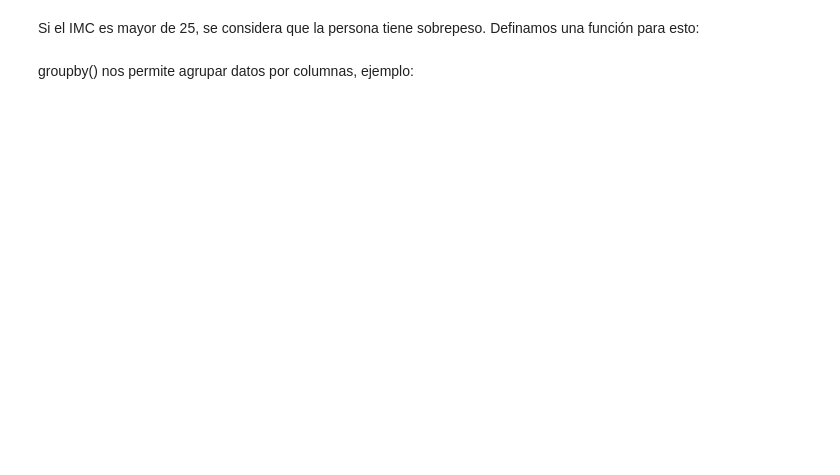
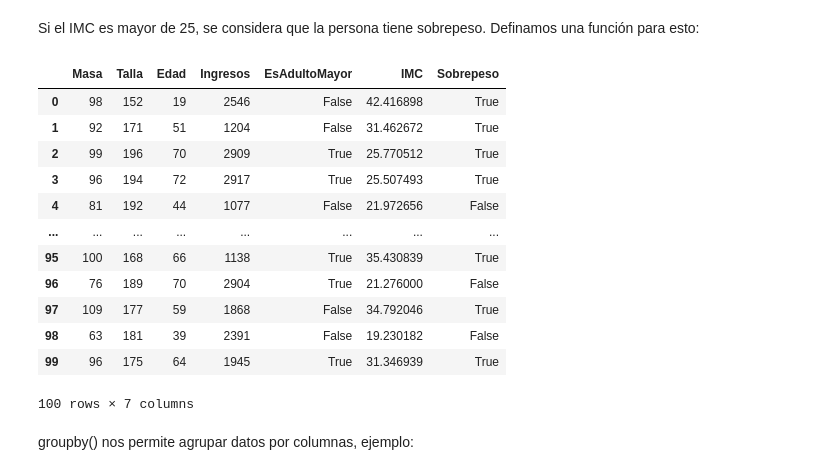
Before and after one commit to mirellac17/PCM_python, a Jupyter notebook: Copia_de_pandas_PCM.ipynb, the cells around one changed output. Drawn from its saved outputs; the diff is of its cells as text; code cells hidden in the pictures; blank space fills up the shorter version.

```diff
--- a/Copia_de_pandas_PCM.ipynb
+++ b/Copia_de_pandas_PCM.ipynb
@@ -46,2 +247,8 @@ Explores un ejemplo diferente. Se creará un conjunto de con datos aleatorios so
 # %% [markdown]
 apply() nos permite definir una función y aplicarla a toda una columna. Aquí se define la funcion *adulto mayor* que retorna True si la edad es mayor de 60, y False en caso contrario.
+# %%
+def adultomayor(edad):
+  if edad >=60:
+    return True
+  else:
+    return False
@@ -52,2 +300,19 @@ Si el IMC es mayor de 25, se considera que la persona tiene sobrepeso. Definamos
+# %%
+df['Sobrepeso']= df['IMC'].apply(sobrepeso)
+df
+# %% [output]
+|  | Masa | Talla | Edad | Ingresos | EsAdultoMayor | IMC | Sobrepeso |
+| 0 | 98 | 152 | 19 | 2546 | False | 42.416898 | True |
+| 1 | 92 | 171 | 51 | 1204 | False | 31.462672 | True |
+| 2 | 99 | 196 | 70 | 2909 | True | 25.770512 | True |
+| 3 | 96 | 194 | 72 | 2917 | True | 25.507493 | True |
+| 4 | 81 | 192 | 44 | 1077 | False | 21.972656 | False |
+| ... | ... | ... | ... | ... | ... | ... | ... |
+| 95 | 100 | 168 | 66 | 1138 | True | 35.430839 | True |
+| 96 | 76 | 189 | 70 | 2904 | True | 21.276000 | False |
+| 97 | 109 | 177 | 59 | 1868 | False | 34.792046 | True |
+| 98 | 63 | 181 | 39 | 2391 | False | 19.230182 | False |
+| 99 | 96 | 175 | 64 | 1945 | True | 31.346939 | True |
+100 rows × 7 columns
 # %% [markdown]
 groupby() nos permite agrupar datos por columnas, ejemplo:
```
Also changed, not shown: parts of 30 cells of this notebook.
